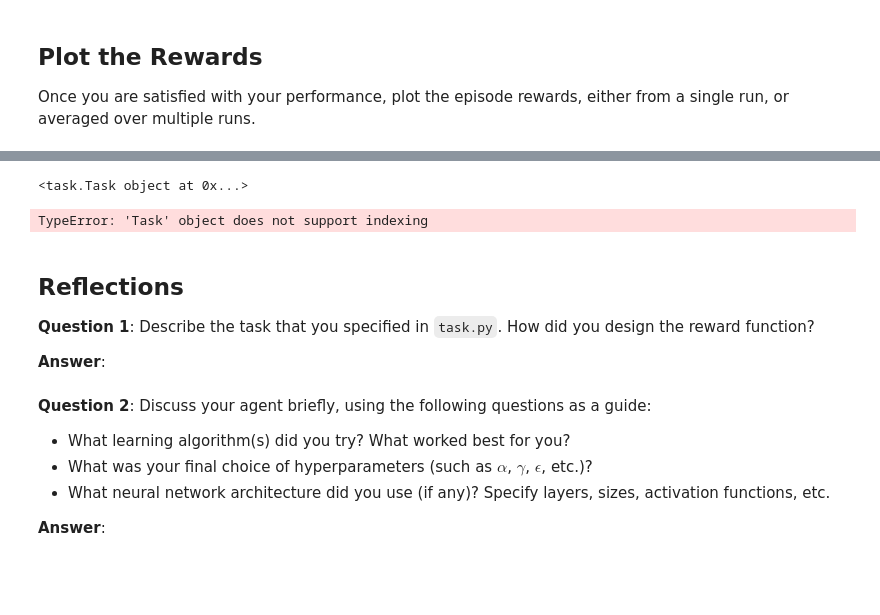
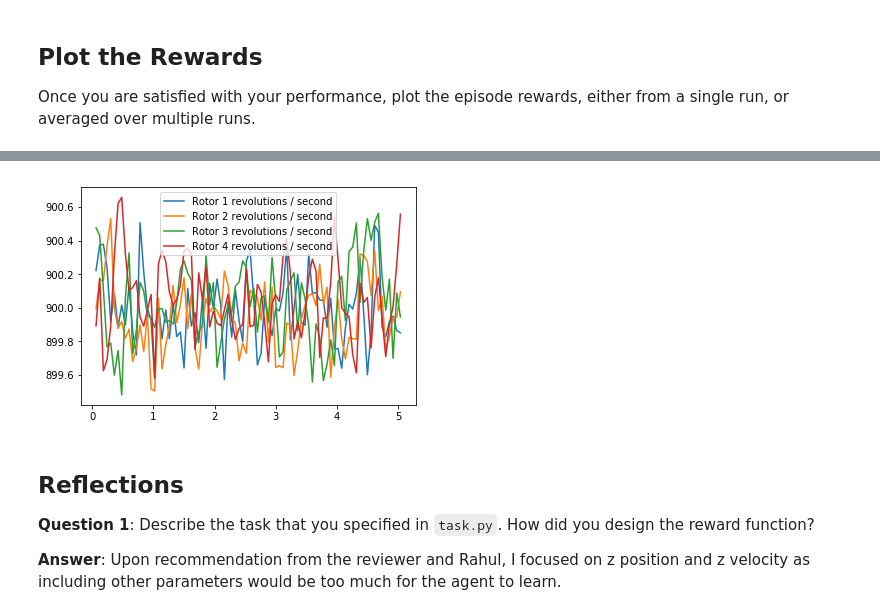
Before and after one commit to my-nguyen/project5_quadcopter, a Jupyter notebook: Quadcopter_Project.ipynb, the cells around one changed output, grey strips where cells are left out. Saved outputs shown, nothing was run; the diff lists cells and outputs as text; code cells hidden in the pictures; blank space fills up the shorter version.

```diff
--- a/Quadcopter_Project.ipynb
+++ b/Quadcopter_Project.ipynb
@@ -342,25 +355,15 @@ _ = plt.ylim()
-# %%
-import numpy as np
-from physics_sim import PhysicsSim
-
-test = Task(init_pose=None, init_velocities=None,
-        init_angle_velocities=None, runtime=5., target_pos=None)
-print(test)
-print(test[0])
-# %% [output]
-<task.Task object at 0x...>
-TypeError: 'Task' object does not support indexing
+# %%
+plt.plot(results['time'], results['rotor_speed1'], label='Rotor 1 revolutions / second')
+plt.plot(results['time'], results['rotor_speed2'], label='Rotor 2 revolutions / second')
+plt.plot(results['time'], results['rotor_speed3'], label='Rotor 3 revolutions / second')
+plt.plot(results['time'], results['rotor_speed4'], label='Rotor 4 revolutions / second')
+plt.legend()
+_ = plt.ylim()
+# %% [output]
+[figure, added]
 # %% [markdown]
 ## Reflections
 
 **Question 1**: Describe the task that you specified in `task.py`.  How did you design the reward function?
 
-**Answer**:
+**Answer**: Upon recommendation from the reviewer and Rahul, I focused on z position and z velocity as including other parameters would be too much for the agent to learn.
-# %% [markdown]
-**Question 2**: Discuss your agent briefly, using the following questions as a guide:
-
-- What learning algorithm(s) did you try? What worked best for you?
-- What was your final choice of hyperparameters (such as $\alpha$, $\gamma$, $\epsilon$, etc.)?
-- What neural network architecture did you use (if any)? Specify layers, sizes, activation functions, etc.
-
-**Answer**:
```
Also changed, not shown: parts of 15 cells of this notebook.
